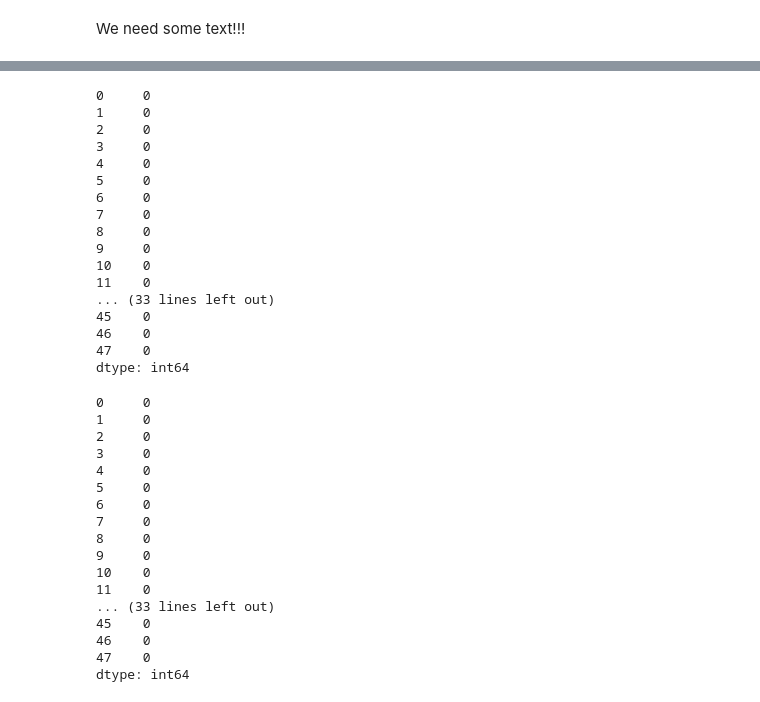
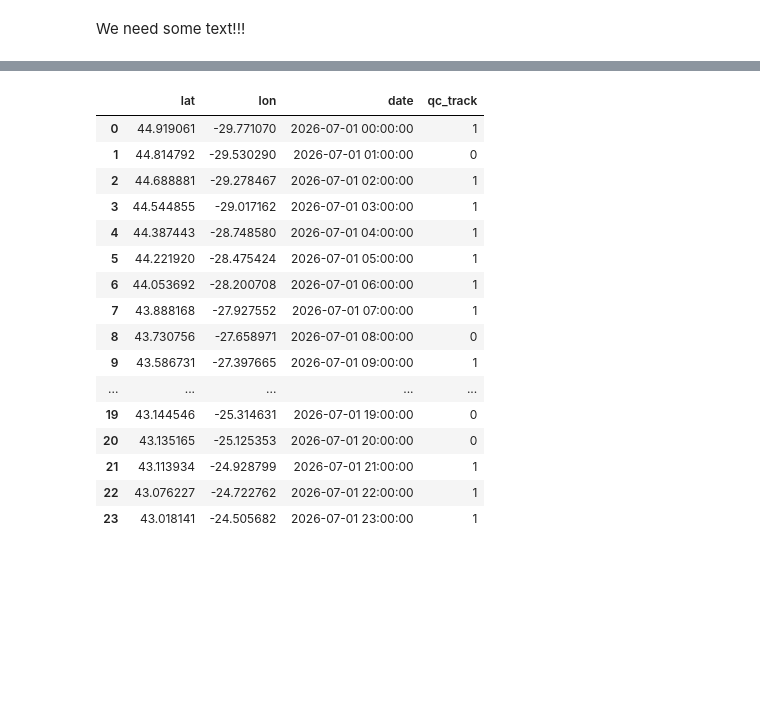
Before and after one commit to glamod/marine_qc, a Jupyter notebook: docs/notebooks/qc_sequential.ipynb, the cells around one changed output, grey strips where cells are left out. Saved outputs shown, nothing was run; the diff lists cells and outputs as text; code cells hidden in the pictures; blank space fills up the shorter version.

```diff
--- a/docs/notebooks/qc_sequential.ipynb
+++ b/docs/notebooks/qc_sequential.ipynb
@@ -83,62 +103,32 @@ dtype: int64
-# %%
-track_check = do_track_check(
-    vsi=data.vsi,
-    dsi=data.dsi,
-    lat=data.lat,
-    lon=data.lon,
-    date=data.date,
-    max_direction_change=60.0,
-    max_speed_change=10.0,
-    max_absolute_speed=40.0,
-    max_midpoint_discrepancy=150.0,
-)
-track_check
-# %% [output]
-0     0
-1     0
-2     0
-3     0
-4     0
-5     0
-6     0
-7     0
-8     0
-9     0
-10    0
-11    0
-... (33 lines left out)
-45    0
-46    0
-47    0
-dtype: int64
 # %%
-do_iquam_track_check(
+qc_track = do_iquam_track_check(
     lat=data.lat,
     lon=data.lon,
     date=data.date,
     speed_limit=15.0,
     delta_d=1.11,
     delta_t=0.01,
     n_neighbours=5,
 )
+pd.DataFrame({"lat": data.lat, "lon": data.lon, "date": data.date, "qc_track": qc_track})
 # %% [output]
-0     0
-1     0
-2     0
-3     0
-4     0
-5     0
-6     0
-7     0
-8     0
-9     0
-10    0
-11    0
-... (33 lines left out)
-45    0
-46    0
-47    0
-dtype: int64
+|  | lat | lon | date | qc_track |
+| 0 | 44.919061 | -29.771070 | 2026-07-01 00:00:00 | 1 |
+| 1 | 44.814792 | -29.530290 | 2026-07-01 01:00:00 | 0 |
+| 2 | 44.688881 | -29.278467 | 2026-07-01 02:00:00 | 1 |
+| 3 | 44.544855 | -29.017162 | 2026-07-01 03:00:00 | 1 |
+| 4 | 44.387443 | -28.748580 | 2026-07-01 04:00:00 | 1 |
+| 5 | 44.221920 | -28.475424 | 2026-07-01 05:00:00 | 1 |
+| 6 | 44.053692 | -28.200708 | 2026-07-01 06:00:00 | 1 |
+| 7 | 43.888168 | -27.927552 | 2026-07-01 07:00:00 | 1 |
+| 8 | 43.730756 | -27.658971 | 2026-07-01 08:00:00 | 0 |
+| 9 | 43.586731 | -27.397665 | 2026-07-01 09:00:00 | 1 |
+| ... | ... | ... | ... | ... |
+| 19 | 43.144546 | -25.314631 | 2026-07-01 19:00:00 | 0 |
+| 20 | 43.135165 | -25.125353 | 2026-07-01 20:00:00 | 0 |
+| 21 | 43.113934 | -24.928799 | 2026-07-01 21:00:00 | 1 |
+| 22 | 43.076227 | -24.722762 | 2026-07-01 22:00:00 | 1 |
+| 23 | 43.018141 | -24.505682 | 2026-07-01 23:00:00 | 1 |
 # %%
 qc_dict = {
     "spike_check": {
```
Also changed, not shown: parts of 10 cells of this notebook, 1 other file.
